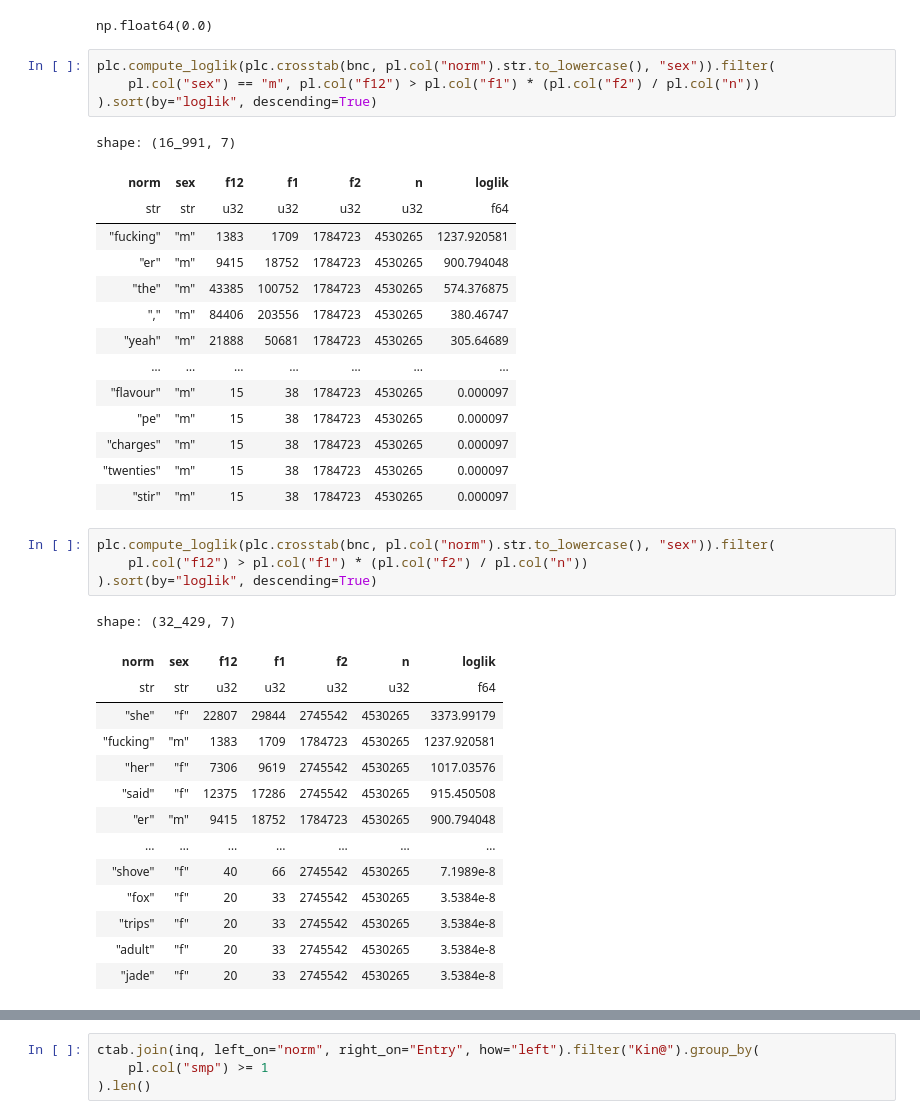
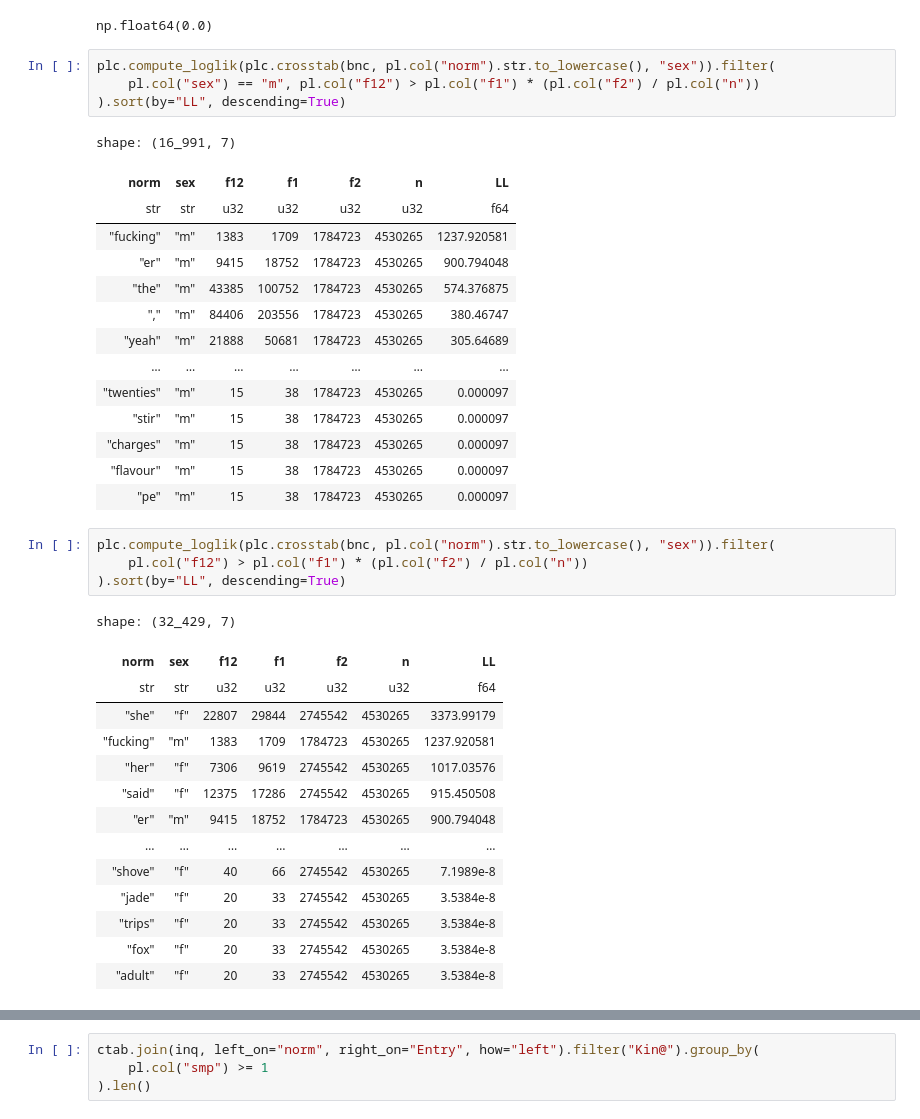
Before and after one commit to rmalouf/polars_corpus, a Jupyter notebook: examples/keywords.ipynb, the cells around one changed output, grey strips where cells are left out. Saved outputs shown, nothing was run; the diff lists cells and outputs as text.

```diff
--- a/examples/keywords.ipynb
+++ b/examples/keywords.ipynb
@@ -60,10 +64,10 @@ np.float64(0.0)
 # %%
 plc.compute_loglik(plc.crosstab(bnc, pl.col("norm").str.to_lowercase(), "sex")).filter(
     pl.col("sex") == "m", pl.col("f12") > pl.col("f1") * (pl.col("f2") / pl.col("n"))
-).sort(by="loglik", descending=True)
+).sort(by="LL", descending=True)
 # %% [output]
 shape: (16_991, 7)
-| norm | sex | f12 | f1 | f2 | n | loglik |
+| norm | sex | f12 | f1 | f2 | n | LL |
 | str | str | u32 | u32 | u32 | u32 | f64 |
 | "fucking" | "m" | 1383 | 1709 | 1784723 | 4530265 | 1237.920581 |
 | "er" | "m" | 9415 | 18752 | 1784723 | 4530265 | 900.794048 |
@@ -71,18 +75,18 @@ shape: (16_991, 7)
 | "," | "m" | 84406 | 203556 | 1784723 | 4530265 | 380.46747 |
 | "yeah" | "m" | 21888 | 50681 | 1784723 | 4530265 | 305.64689 |
 | … | … | … | … | … | … | … |
+| "twenties" | "m" | 15 | 38 | 1784723 | 4530265 | 0.000097 |
+| "stir" | "m" | 15 | 38 | 1784723 | 4530265 | 0.000097 |
+| "charges" | "m" | 15 | 38 | 1784723 | 4530265 | 0.000097 |
 | "flavour" | "m" | 15 | 38 | 1784723 | 4530265 | 0.000097 |
 | "pe" | "m" | 15 | 38 | 1784723 | 4530265 | 0.000097 |
-| "charges" | "m" | 15 | 38 | 1784723 | 4530265 | 0.000097 |
-| "twenties" | "m" | 15 | 38 | 1784723 | 4530265 | 0.000097 |
-| "stir" | "m" | 15 | 38 | 1784723 | 4530265 | 0.000097 |
 # %%
 plc.compute_loglik(plc.crosstab(bnc, pl.col("norm").str.to_lowercase(), "sex")).filter(
     pl.col("f12") > pl.col("f1") * (pl.col("f2") / pl.col("n"))
-).sort(by="loglik", descending=True)
+).sort(by="LL", descending=True)
 # %% [output]
 shape: (32_429, 7)
-| norm | sex | f12 | f1 | f2 | n | loglik |
+| norm | sex | f12 | f1 | f2 | n | LL |
 | str | str | u32 | u32 | u32 | u32 | f64 |
 | "she" | "f" | 22807 | 29844 | 2745542 | 4530265 | 3373.99179 |
 | "fucking" | "m" | 1383 | 1709 | 1784723 | 4530265 | 1237.920581 |
@@ -91,10 +95,10 @@ shape: (32_429, 7)
 | "er" | "m" | 9415 | 18752 | 1784723 | 4530265 | 900.794048 |
 | … | … | … | … | … | … | … |
 | "shove" | "f" | 40 | 66 | 2745542 | 4530265 | 7.1989e-8 |
+| "jade" | "f" | 20 | 33 | 2745542 | 4530265 | 3.5384e-8 |
+| "trips" | "f" | 20 | 33 | 2745542 | 4530265 | 3.5384e-8 |
 | "fox" | "f" | 20 | 33 | 2745542 | 4530265 | 3.5384e-8 |
-| "trips" | "f" | 20 | 33 | 2745542 | 4530265 | 3.5384e-8 |
 | "adult" | "f" | 20 | 33 | 2745542 | 4530265 | 3.5384e-8 |
-| "jade" | "f" | 20 | 33 | 2745542 | 4530265 | 3.5384e-8 |
 # %%
 plc.compute_loglik(
     plc.crosstab(bnc, pl.col("norm").str.to_lowercase(), "ageGroup")
```
Also changed, not shown: parts of 5 cells of this notebook, 12 other files.
